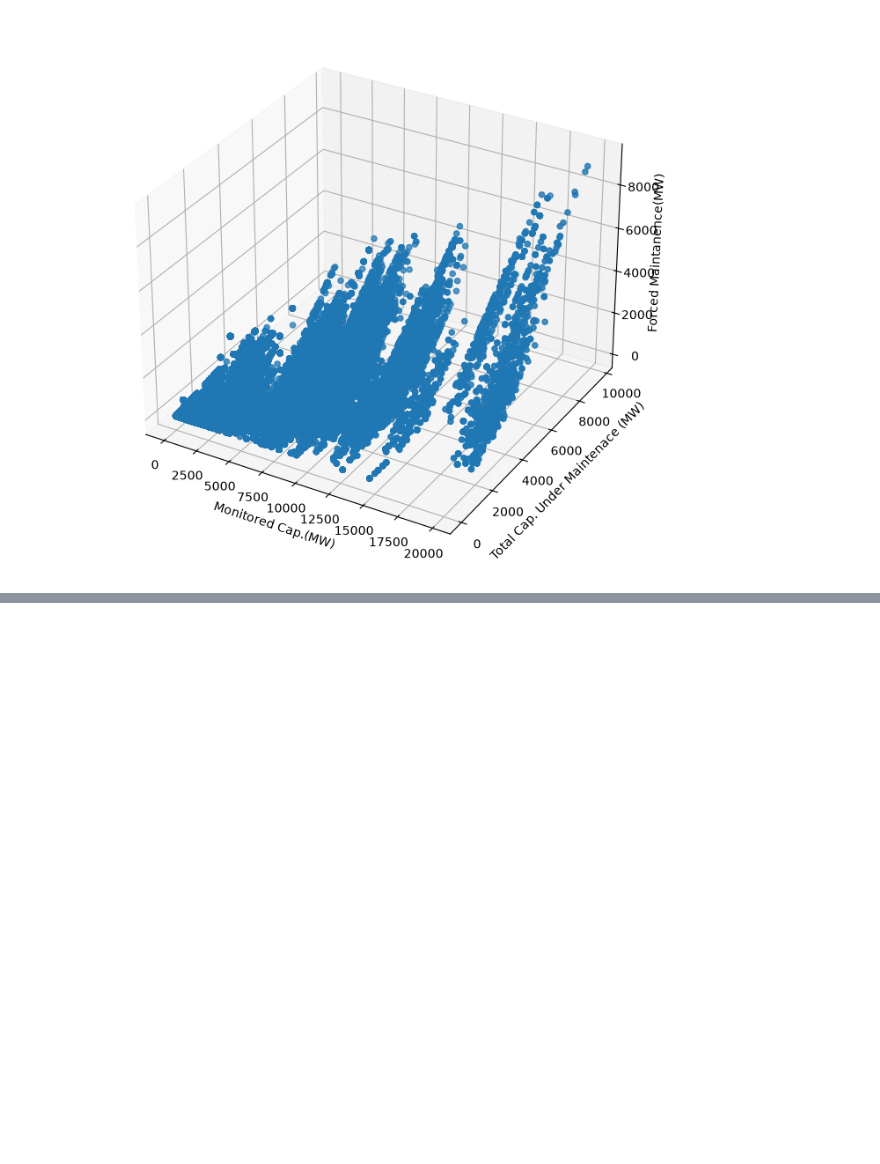
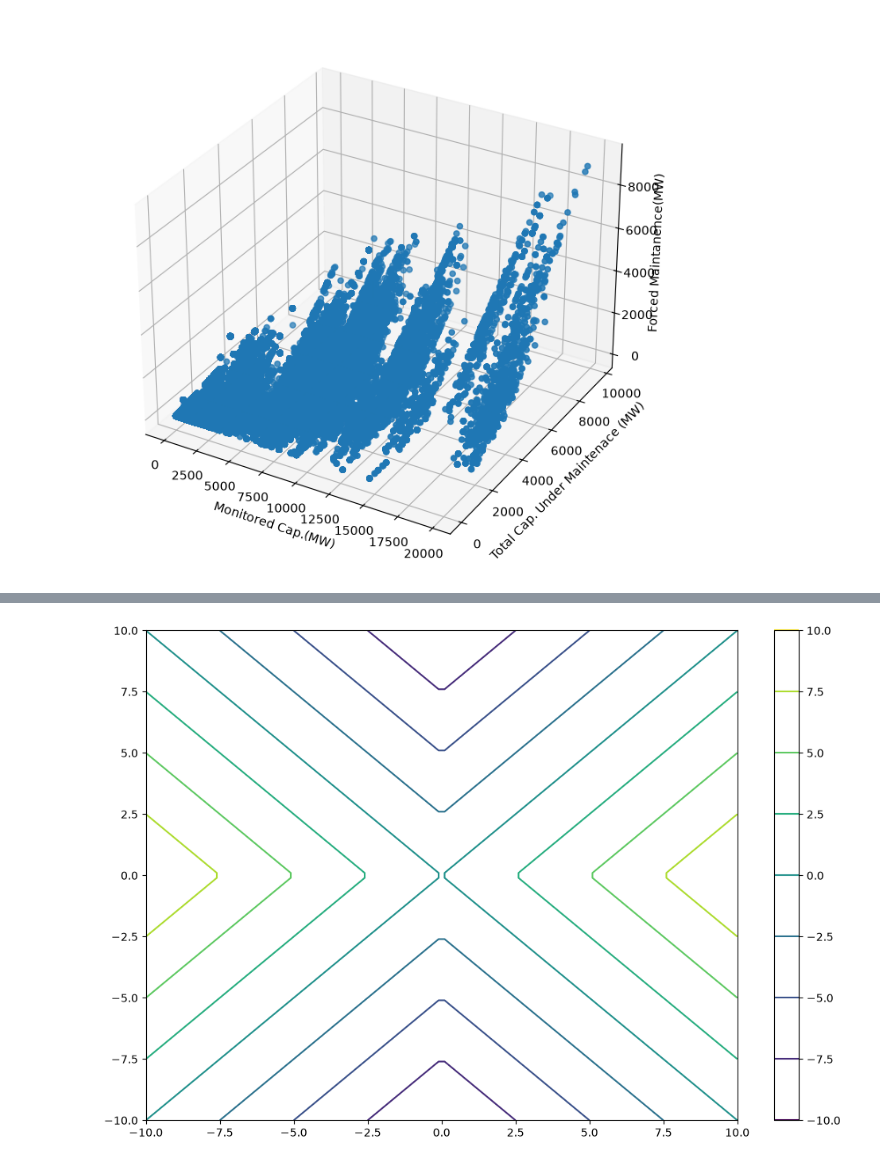
Before and after one commit to muhammad-saad-2006/ai-learning, a Jupyter notebook: week1/matplot-practice.ipynb, the cells around one changed output, grey strips where cells are left out. Saved outputs shown, nothing was run; the diff lists cells and outputs as text; code cells hidden in the pictures; blank space fills up the shorter version.

```diff
--- a/week1/matplot-practice.ipynb
+++ b/week1/matplot-practice.ipynb
@@ -262,0 +290,17 @@ plt.show()
+# %%
+x = np.linspace(-10, 10, 100)
+y = np.linspace(-10, 10, 100)
+
+xx, yy = np.meshgrid(x, y)
+
+z = np.abs(xx) - np.abs(yy)
+
+fig = plt.figure(figsize=(12, 8))
+ax = plt.subplot()
+
+graph = ax.contour(xx, yy, z, cmap='viridis')
+fig.colorbar(graph)
+
+plt.show()
+# %% [output]
+[figure, added]
```
Also changed, not shown: parts of 5 cells of this notebook.
